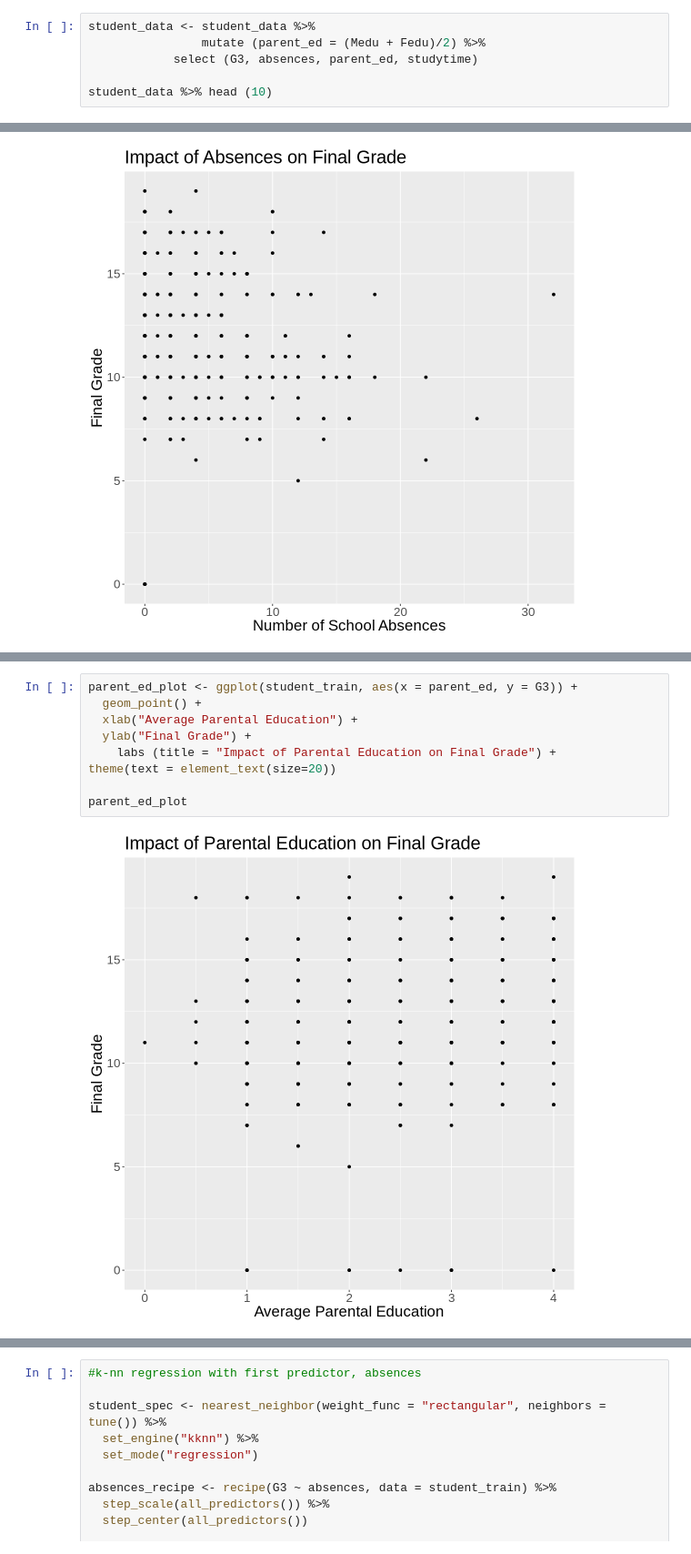
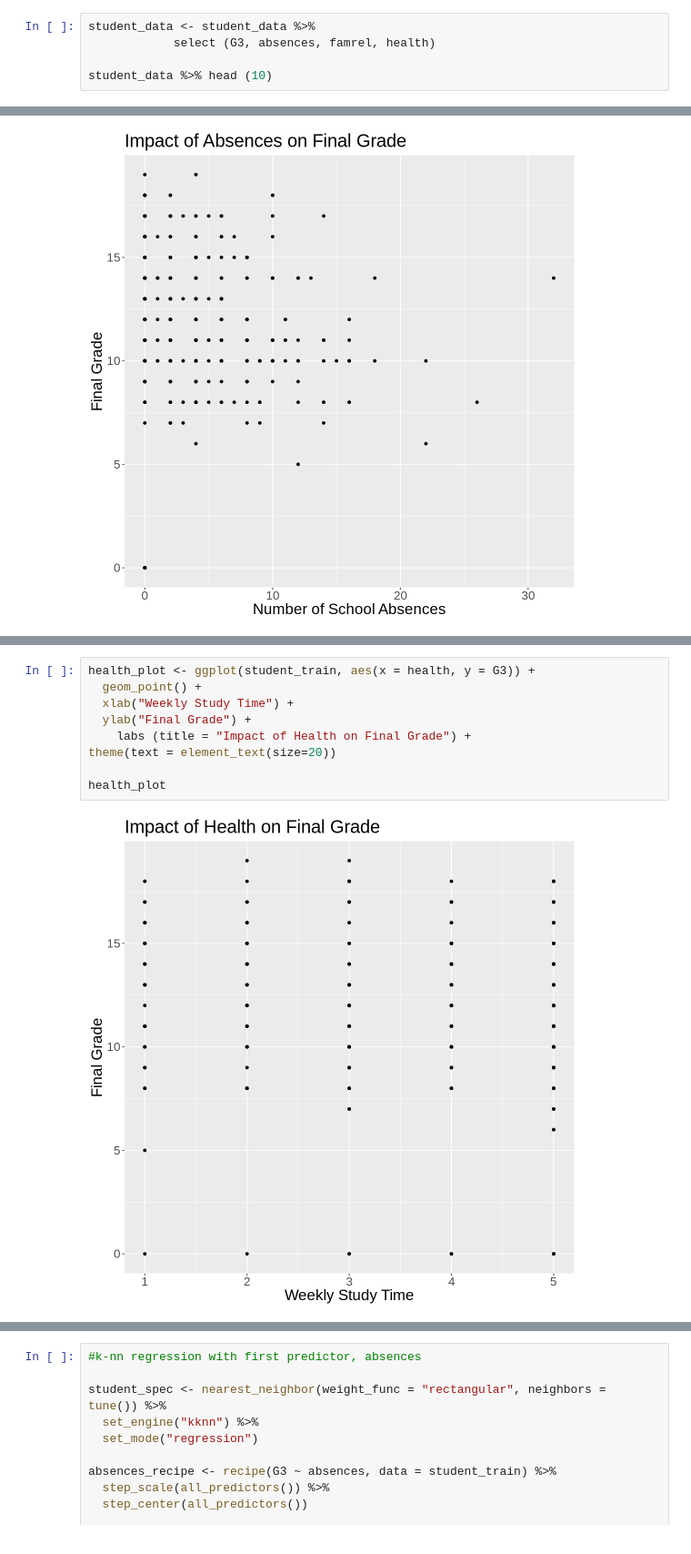
Before and after one commit to jsonthany/dsci_100_project, a Jupyter notebook: project_report.ipynb, the cells around one changed output, grey strips where cells are left out. Shown: that part at 91% size. Cells and saved outputs as stored; diff of their text form.

```diff
--- a/project_report.ipynb
+++ b/project_report.ipynb
@@ -96,7 +91,6 @@ $ G3         <dbl> 11, 11, 12, 14, 13, 13, 13, 13, 17, 13, 14, 13, 12, 13, 15…
 # %%
 student_data <- student_data %>%
-                mutate (parent_ed = (Medu + Fedu)/2) %>%
-            select (G3, absences, parent_ed, studytime)
+            select (G3, absences, famrel, health)
 
 student_data %>% head (10)
 # %% [output]
@@ -210,11 +211,11 @@ absences_plot
 # %%
-parent_ed_plot <- ggplot(student_train, aes(x = parent_ed, y = G3)) +
+health_plot <- ggplot(student_train, aes(x = health, y = G3)) +
   geom_point() +
-  xlab("Average Parental Education") +
+  xlab("Weekly Study Time") +
   ylab("Final Grade") +
-    labs (title = "Impact of Parental Education on Final Grade") +
+    labs (title = "Impact of Health on Final Grade") +
 theme(text = element_text(size=20))
 
-parent_ed_plot
+health_plot
 # %% [output]
-[figure, old version]
+[figure, new version]
```
Also changed, not shown: parts of 18 cells of this notebook.
